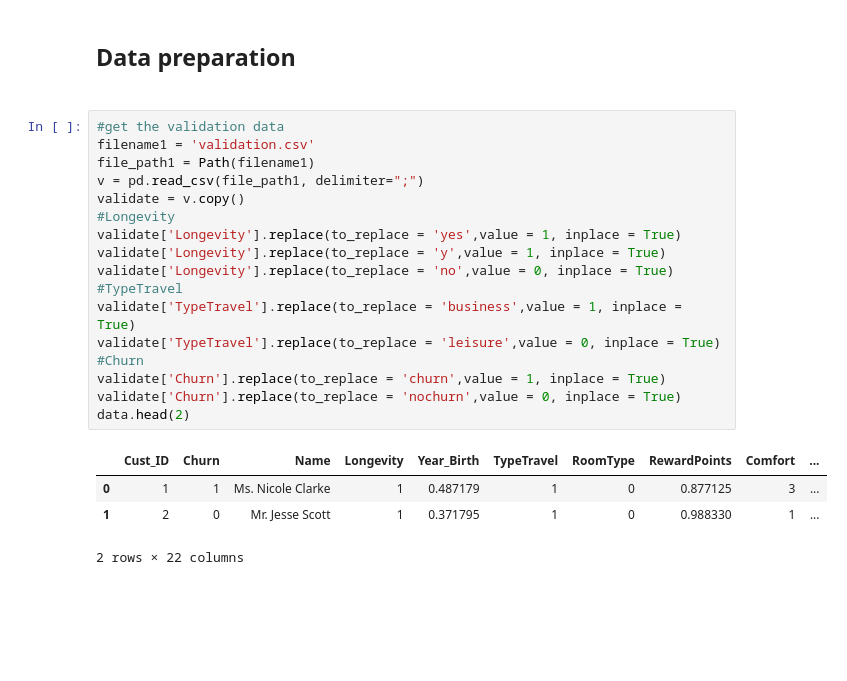
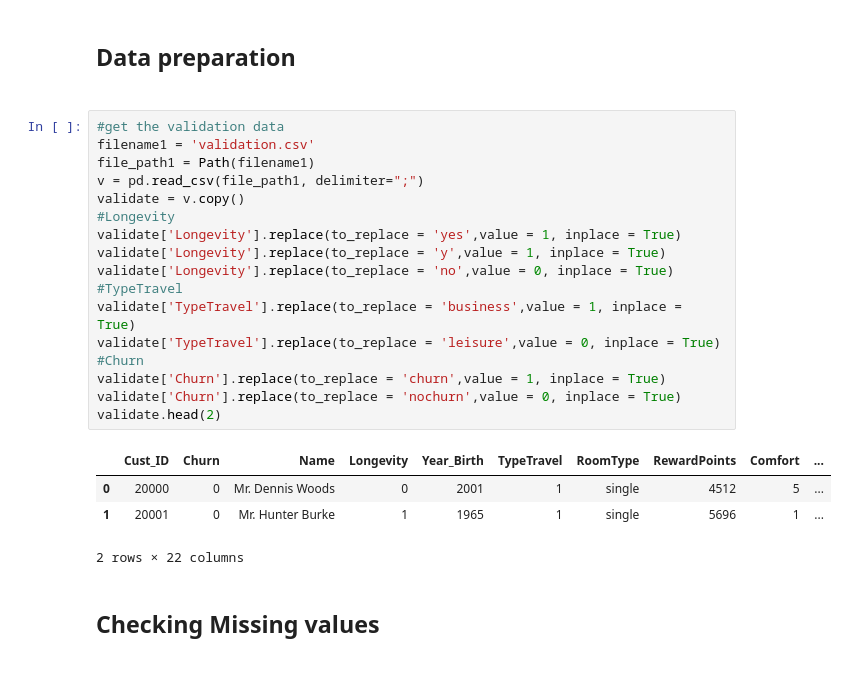
Before and after one commit to Leon209/Project_1-Supervised-Model, a Jupyter notebook: Project 1.ipynb, the cells around one changed output. Saved outputs shown, nothing was run; the diff lists cells and outputs as text; blank space fills up the shorter version.

```diff
--- a/Project 1.ipynb
+++ b/Project 1.ipynb
@@ -349,22 +349,24 @@ X_train.head()
 # %%
 #get the validation data
 filename1 = 'validation.csv'
 file_path1 = Path(filename1)
 v = pd.read_csv(file_path1, delimiter=";")
 validate = v.copy()
 #Longevity
 validate['Longevity'].replace(to_replace = 'yes',value = 1, inplace = True)
 validate['Longevity'].replace(to_replace = 'y',value = 1, inplace = True)
 validate['Longevity'].replace(to_replace = 'no',value = 0, inplace = True)
 #TypeTravel
 validate['TypeTravel'].replace(to_replace = 'business',value = 1, inplace = True)
 validate['TypeTravel'].replace(to_replace = 'leisure',value = 0, inplace = True)
 #Churn
 validate['Churn'].replace(to_replace = 'churn',value = 1, inplace = True)
 validate['Churn'].replace(to_replace = 'nochurn',value = 0, inplace = True)
-data.head(2)
+validate.head(2)
 # %% [output]
 |  | Cust_ID | Churn | Name | Longevity | Year_Birth | TypeTravel | RoomType | RewardPoints | Comfort | ... |
-| 0 | 1 | 1 | Ms. Nicole Clarke | 1 | 0.487179 | 1 | 0 | 0.877125 | 3 | ... |
-| 1 | 2 | 0 | Mr. Jesse Scott | 1 | 0.371795 | 1 | 0 | 0.988330 | 1 | ... |
+| 0 | 20000 | 0 | Mr. Dennis Woods | 0 | 2001 | 1 | single | 4512 | 5 | ... |
+| 1 | 20001 | 0 | Mr. Hunter Burke | 1 | 1965 | 1 | single | 5696 | 1 | ... |
 2 rows × 22 columns
+# %% [markdown]
+<h2>Checking Missing values<h2>
```
Also changed, not shown: parts of 6 cells of this notebook.
